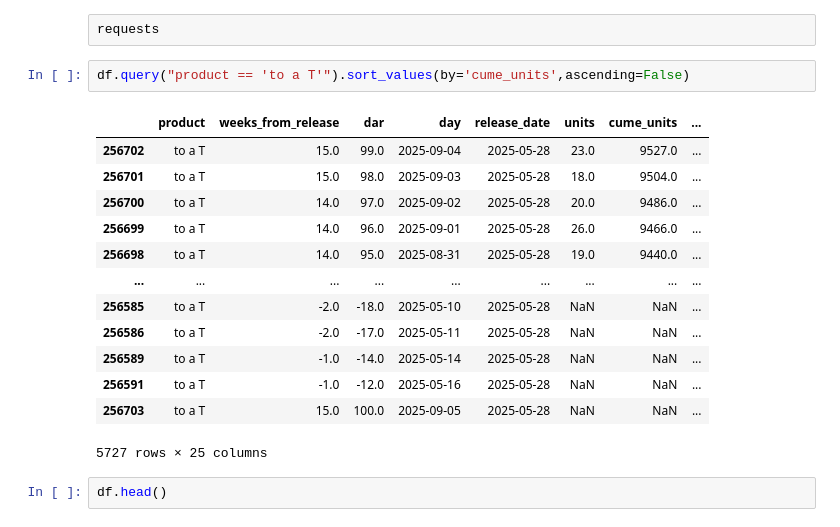
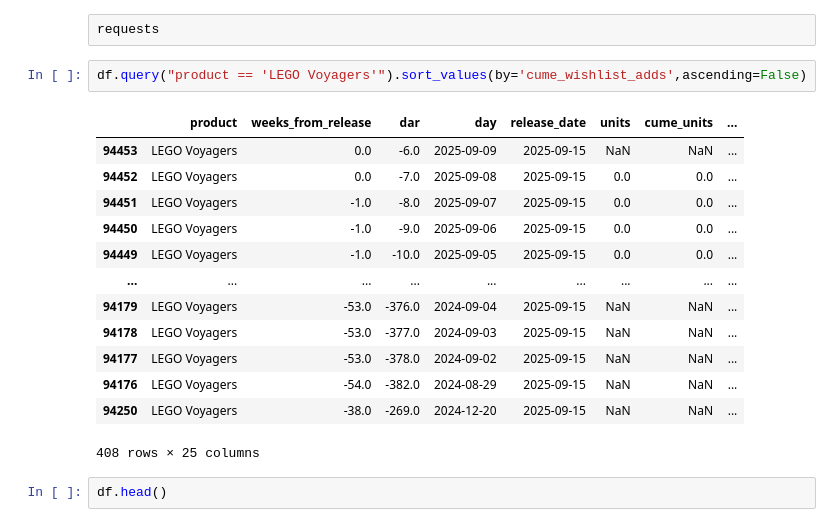
Before and after one commit to dougsack/IndieBI-Sales-EDA, a Jupyter notebook: Time_Series_Mongo_DB_Update.ipynb, the cells around one changed output. Drawn from its saved outputs; the diff is of its cells as text.

```diff
--- a/Time_Series_Mongo_DB_Update.ipynb
+++ b/Time_Series_Mongo_DB_Update.ipynb
@@ -282,21 +282,21 @@ records
 # %% [raw]
 requests
 # %%
-df.query("product == 'to a T'").sort_values(by='cume_units',ascending=False)
+df.query("product == 'LEGO Voyagers'").sort_values(by='cume_wishlist_adds',ascending=False)
 # %% [output]
 |  | product | weeks_from_release | dar | day | release_date | units | cume_units | ... |
-| 256702 | to a T | 15.0 | 99.0 | 2025-09-04 | 2025-05-28 | 23.0 | 9527.0 | ... |
-| 256701 | to a T | 15.0 | 98.0 | 2025-09-03 | 2025-05-28 | 18.0 | 9504.0 | ... |
-| 256700 | to a T | 14.0 | 97.0 | 2025-09-02 | 2025-05-28 | 20.0 | 9486.0 | ... |
-| 256699 | to a T | 14.0 | 96.0 | 2025-09-01 | 2025-05-28 | 26.0 | 9466.0 | ... |
-| 256698 | to a T | 14.0 | 95.0 | 2025-08-31 | 2025-05-28 | 19.0 | 9440.0 | ... |
+| 94453 | LEGO Voyagers | 0.0 | -6.0 | 2025-09-09 | 2025-09-15 | NaN | NaN | ... |
+| 94452 | LEGO Voyagers | 0.0 | -7.0 | 2025-09-08 | 2025-09-15 | 0.0 | 0.0 | ... |
+| 94451 | LEGO Voyagers | -1.0 | -8.0 | 2025-09-07 | 2025-09-15 | 0.0 | 0.0 | ... |
+| 94450 | LEGO Voyagers | -1.0 | -9.0 | 2025-09-06 | 2025-09-15 | 0.0 | 0.0 | ... |
+| 94449 | LEGO Voyagers | -1.0 | -10.0 | 2025-09-05 | 2025-09-15 | 0.0 | 0.0 | ... |
 | ... | ... | ... | ... | ... | ... | ... | ... | ... |
-| 256585 | to a T | -2.0 | -18.0 | 2025-05-10 | 2025-05-28 | NaN | NaN | ... |
-| 256586 | to a T | -2.0 | -17.0 | 2025-05-11 | 2025-05-28 | NaN | NaN | ... |
-| 256589 | to a T | -1.0 | -14.0 | 2025-05-14 | 2025-05-28 | NaN | NaN | ... |
-| 256591 | to a T | -1.0 | -12.0 | 2025-05-16 | 2025-05-28 | NaN | NaN | ... |
-| 256703 | to a T | 15.0 | 100.0 | 2025-09-05 | 2025-05-28 | NaN | NaN | ... |
+| 94179 | LEGO Voyagers | -53.0 | -376.0 | 2024-09-04 | 2025-09-15 | NaN | NaN | ... |
+| 94178 | LEGO Voyagers | -53.0 | -377.0 | 2024-09-03 | 2025-09-15 | NaN | NaN | ... |
+| 94177 | LEGO Voyagers | -53.0 | -378.0 | 2024-09-02 | 2025-09-15 | NaN | NaN | ... |
+| 94176 | LEGO Voyagers | -54.0 | -382.0 | 2024-08-29 | 2025-09-15 | NaN | NaN | ... |
+| 94250 | LEGO Voyagers | -38.0 | -269.0 | 2024-12-20 | 2025-09-15 | NaN | NaN | ... |
-5727 rows × 25 columns
+408 rows × 25 columns
 # %%
 df.head()
 # %% [output]
```
Also changed, not shown: parts of 10 cells of this notebook, 5 other files.
